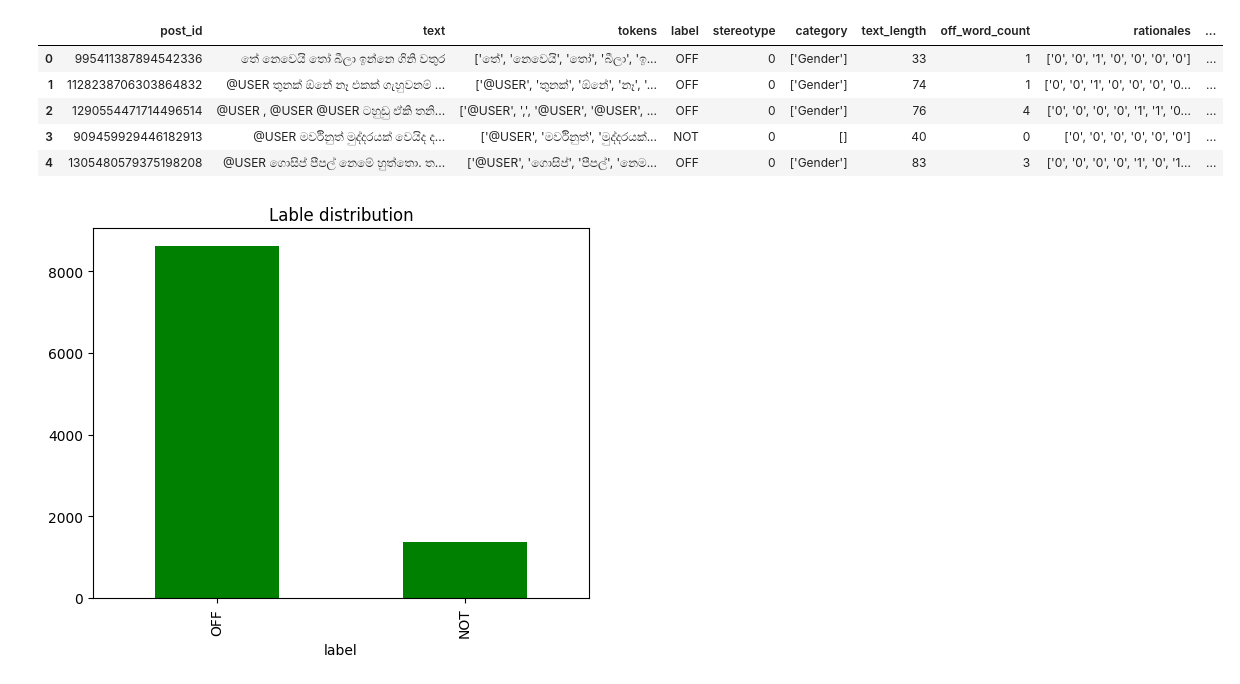
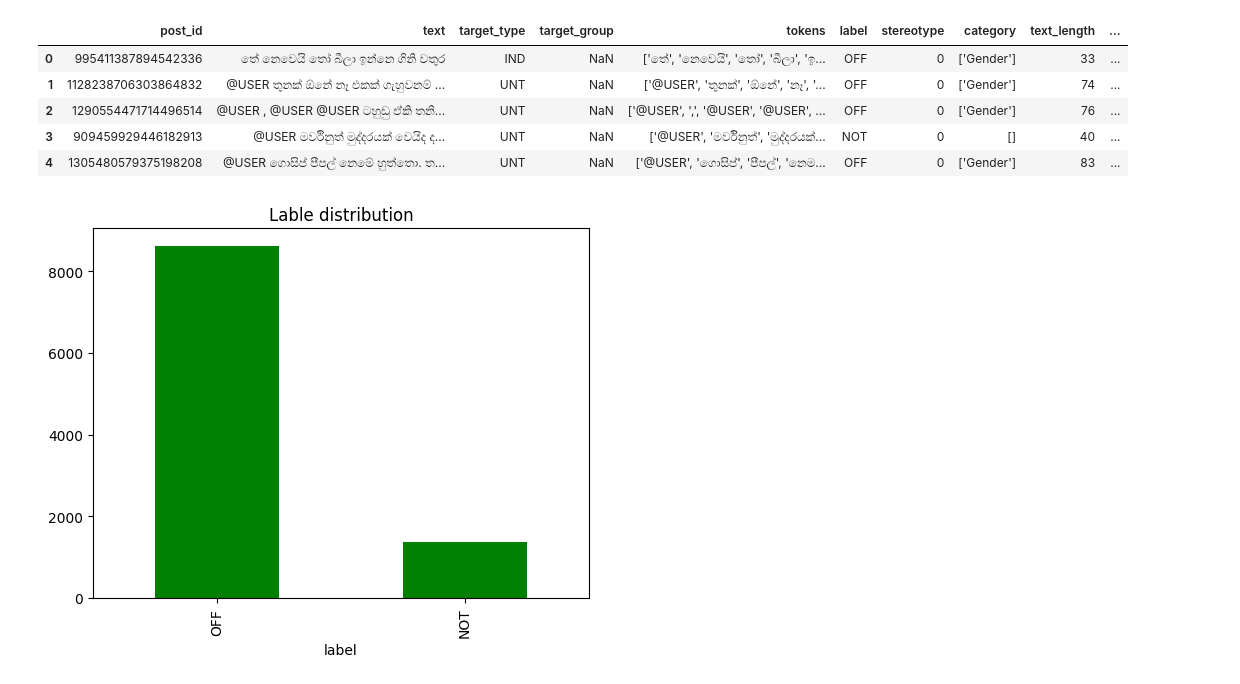
Before and after one commit to FrancescaRomanaBlanda/Taboo-Language, a Jupyter notebook: Sinhala/notebooks/final_analysis.ipynb, the cells around one changed output. Drawn from its saved outputs; the diff is of its cells as text; code cells hidden in the pictures.

```diff
--- a/Sinhala/notebooks/final_analysis.ipynb
+++ b/Sinhala/notebooks/final_analysis.ipynb
@@ -1,5 +1,5 @@
 # %%
-file='/kaggle/input/datasets/shashk99/offensive-data/processed_sold_dataset_v6_update_gpt.csv'
+file='/kaggle/input/datasets/shashk99/offensive-data/processed_sold_dataset_v8.csv'
 # %%
 import pandas as pd
 import numpy as np
@@ -8,15 +8,15 @@ from collections import Counter
 import ast
 # %%
 df = pd.read_csv(file)
-df.drop(columns=['C14',	'C15',	'C16'	,'C17'	,'C18','C19'	,'C20',	'C21'	,'C22'	,'C23'	,'C24'	,'C25'	,'C26'	,'C27'	,'C28'], axis=1, inplace=True)
+# df.drop(columns=['C14',	'C15',	'C16'	,'C17'	,'C18','C19'	,'C20',	'C21'	,'C22'	,'C23'	,'C24'	,'C25'	,'C26'	,'C27'	,'C28'], axis=1, inplace=True)
 df.head()
 # %% [output]
-|  | post_id | text | tokens | label | stereotype | category | text_length | off_word_count | rationales | ... |
-| 0 | 995411387894542336 | තේ නෙවෙයි තෝ බීලා ඉන්නෙ ගිනි වතුර | ['තේ', 'නෙවෙයි', 'තෝ', 'බීලා', 'ඉ... | OFF | 0 | ['Gender'] | 33 | 1 | ['0', '0', '1', '0', '0', '0', '0'] | ... |
-| 1 | 1128238706303864832 | @USER තුනක් ඕනේ නෑ එකක් ගැහුවනම් ... | ['@USER', 'තුනක්', 'ඕනේ', 'නෑ', '... | OFF | 0 | ['Gender'] | 74 | 1 | ['0', '0', '1', '0', '0', '0', '0... | ... |
-| 2 | 1290554471714496514 | @USER , @USER @USER ටහුඩු ඒකි තනි... | ['@USER', ',', '@USER', '@USER', ... | OFF | 0 | ['Gender'] | 76 | 4 | ['0', '0', '0', '0', '1', '1', '0... | ... |
-| 3 | 909459929446182913 | @USER මර්විනුත් මුද්දරයක් වෙයිද ද... | ['@USER', 'මර්විනුත්', 'මුද්දරයක්... | NOT | 0 | [] | 40 | 0 | ['0', '0', '0', '0', '0', '0'] | ... |
-| 4 | 1305480579375198208 | @USER ගොසිප් පීපල් නෙමේ හුත්තො. ත... | ['@USER', 'ගොසිප්', 'පීපල්', 'නෙම... | OFF | 0 | ['Gender'] | 83 | 3 | ['0', '0', '0', '0', '1', '0', '1... | ... |
+|  | post_id | text | target_type | target_group | tokens | label | stereotype | category | text_length | ... |
+| 0 | 995411387894542336 | තේ නෙවෙයි තෝ බීලා ඉන්නෙ ගිනි වතුර | IND | NaN | ['තේ', 'නෙවෙයි', 'තෝ', 'බීලා', 'ඉ... | OFF | 0 | ['Gender'] | 33 | ... |
+| 1 | 1128238706303864832 | @USER තුනක් ඕනේ නෑ එකක් ගැහුවනම් ... | UNT | NaN | ['@USER', 'තුනක්', 'ඕනේ', 'නෑ', '... | OFF | 0 | ['Gender'] | 74 | ... |
+| 2 | 1290554471714496514 | @USER , @USER @USER ටහුඩු ඒකි තනි... | UNT | NaN | ['@USER', ',', '@USER', '@USER', ... | OFF | 0 | ['Gender'] | 76 | ... |
+| 3 | 909459929446182913 | @USER මර්විනුත් මුද්දරයක් වෙයිද ද... | UNT | NaN | ['@USER', 'මර්විනුත්', 'මුද්දරයක්... | NOT | 0 | [] | 40 | ... |
+| 4 | 1305480579375198208 | @USER ගොසිප් පීපල් නෙමේ හුත්තො. ත... | UNT | NaN | ['@USER', 'ගොසිප්', 'පීපල්', 'නෙම... | OFF | 0 | ['Gender'] | 83 | ... |
 # %%
 #offensive and non offesnive word count  and distribution
 
```
Also changed, not shown: parts of 19 cells of this notebook, 17 other files.
